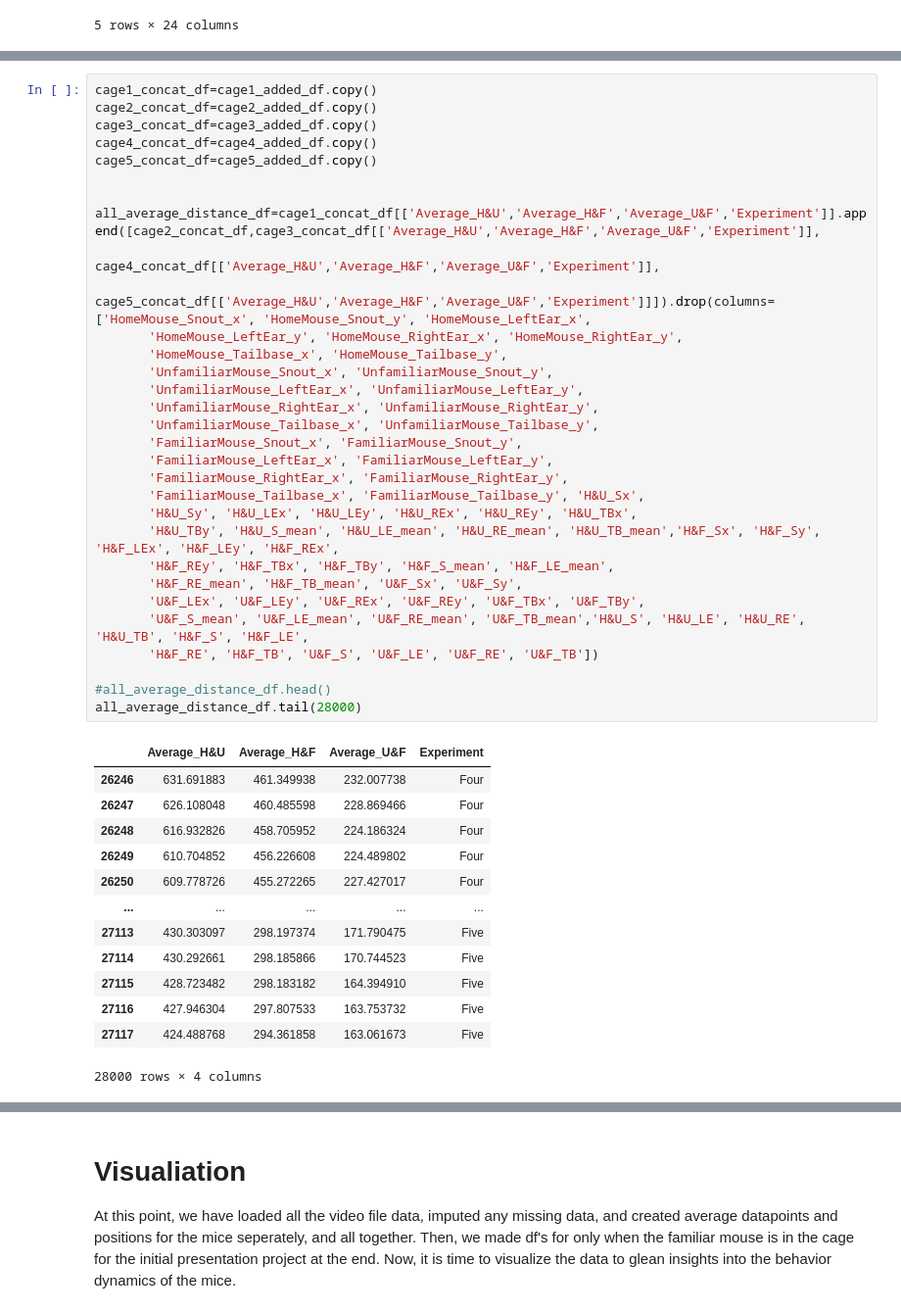
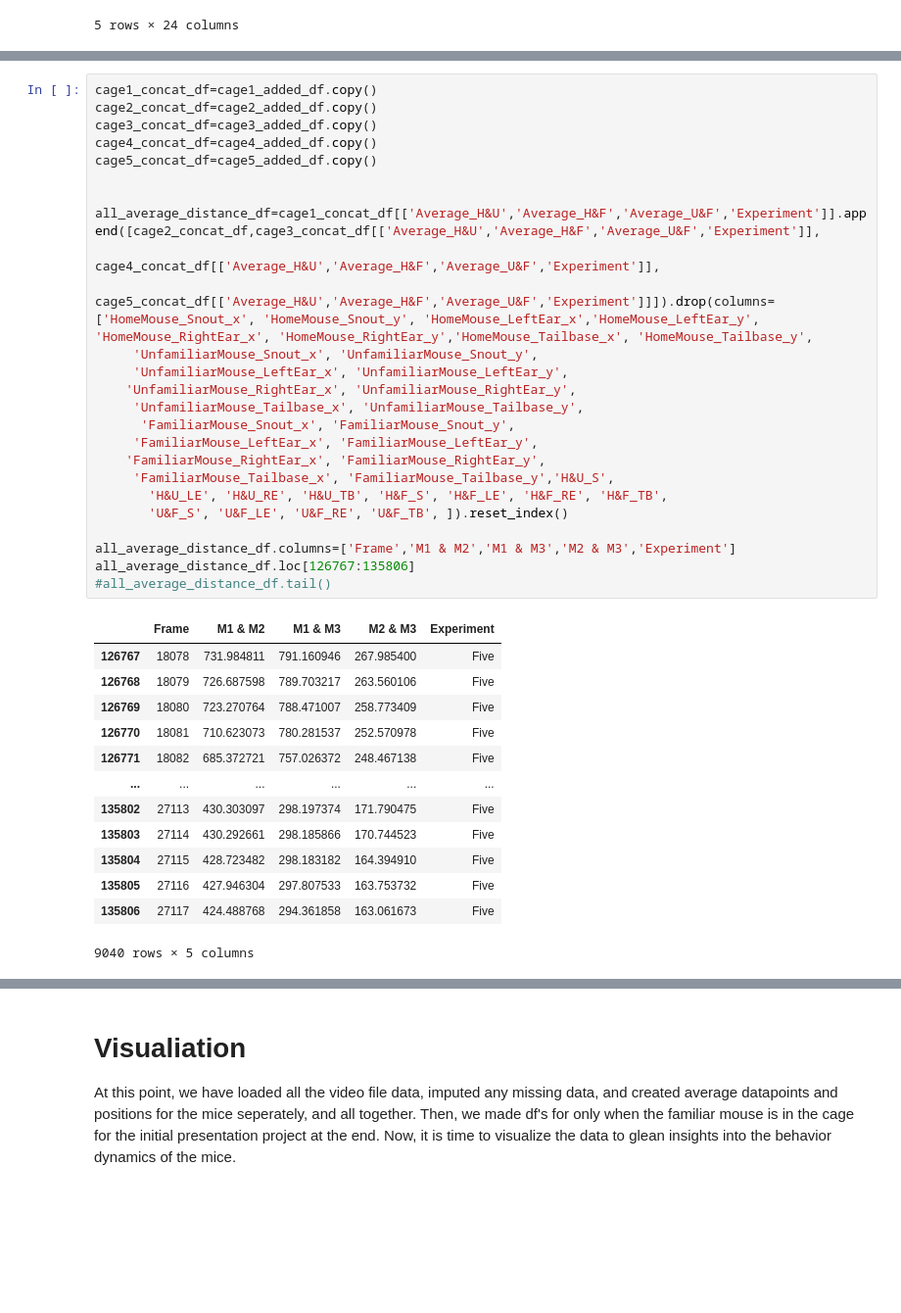
Before and after one commit to Frost-Lab-Utah/DLC, a Jupyter notebook: DLC_WT_social_trial.ipynb, the cells around one changed output, grey strips where cells are left out. Shown at 98% size. Cells and saved outputs as stored; diff of their text form; blank space fills up the shorter version.

```diff
--- a/DLC_WT_social_trial.ipynb
+++ b/DLC_WT_social_trial.ipynb
@@ -582,45 +580,39 @@ Index(['HomeMouse_Snout_x', 'HomeMouse_Snout_y', 'HomeMouse_LeftEar_x',
 # %%
 cage1_concat_df=cage1_added_df.copy()
 cage2_concat_df=cage2_added_df.copy()
 cage3_concat_df=cage3_added_df.copy()
 cage4_concat_df=cage4_added_df.copy()
 cage5_concat_df=cage5_added_df.copy()
 
 
 all_average_distance_df=cage1_concat_df[['Average_H&U','Average_H&F','Average_U&F','Experiment']].append([cage2_concat_df,cage3_concat_df[['Average_H&U','Average_H&F','Average_U&F','Experiment']],
                                                               cage4_concat_df[['Average_H&U','Average_H&F','Average_U&F','Experiment']],
-                                                            cage5_concat_df[['Average_H&U','Average_H&F','Average_U&F','Experiment']]]).drop(columns=['HomeMouse_Snout_x', 'HomeMouse_Snout_y', 'HomeMouse_LeftEar_x',
-       'HomeMouse_LeftEar_y', 'HomeMouse_RightEar_x', 'HomeMouse_RightEar_y',
-       'HomeMouse_Tailbase_x', 'HomeMouse_Tailbase_y',
-       'UnfamiliarMouse_Snout_x', 'UnfamiliarMouse_Snout_y',
-       'UnfamiliarMouse_LeftEar_x', 'UnfamiliarMouse_LeftEar_y',
-       'UnfamiliarMouse_RightEar_x', 'UnfamiliarMouse_RightEar_y',
-       'UnfamiliarMouse_Tailbase_x', 'UnfamiliarMouse_Tailbase_y',
-       'FamiliarMouse_Snout_x', 'FamiliarMouse_Snout_y',
-       'FamiliarMouse_LeftEar_x', 'FamiliarMouse_LeftEar_y',
-       'FamiliarMouse_RightEar_x', 'FamiliarMouse_RightEar_y',
-       'FamiliarMouse_Tailbase_x', 'FamiliarMouse_Tailbase_y', 'H&U_Sx',
-       'H&U_Sy', 'H&U_LEx', 'H&U_LEy', 'H&U_REx', 'H&U_REy', 'H&U_TBx',
-       'H&U_TBy', 'H&U_S_mean', 'H&U_LE_mean', 'H&U_RE_mean', 'H&U_TB_mean','H&F_Sx', 'H&F_Sy', 'H&F_LEx', 'H&F_LEy', 'H&F_REx',
-       'H&F_REy', 'H&F_TBx', 'H&F_TBy', 'H&F_S_mean', 'H&F_LE_mean',
-       'H&F_RE_mean', 'H&F_TB_mean', 'U&F_Sx', 'U&F_Sy',
-       'U&F_LEx', 'U&F_LEy', 'U&F_REx', 'U&F_REy', 'U&F_TBx', 'U&F_TBy',
-       'U&F_S_mean', 'U&F_LE_mean', 'U&F_RE_mean', 'U&F_TB_mean','H&U_S', 'H&U_LE', 'H&U_RE', 'H&U_TB', 'H&F_S', 'H&F_LE',
-       'H&F_RE', 'H&F_TB', 'U&F_S', 'U&F_LE', 'U&F_RE', 'U&F_TB'])
+                                                            cage5_concat_df[['Average_H&U','Average_H&F','Average_U&F','Experiment']]]).drop(columns=['HomeMouse_Snout_x', 'HomeMouse_Snout_y', 'HomeMouse_LeftEar_x','HomeMouse_LeftEar_y', 'HomeMouse_RightEar_x', 'HomeMouse_RightEar_y','HomeMouse_Tailbase_x', 'HomeMouse_Tailbase_y',
+     'UnfamiliarMouse_Snout_x', 'UnfamiliarMouse_Snout_y',
+     'UnfamiliarMouse_LeftEar_x', 'UnfamiliarMouse_LeftEar_y',
+    'UnfamiliarMouse_RightEar_x', 'UnfamiliarMouse_RightEar_y',
+     'UnfamiliarMouse_Tailbase_x', 'UnfamiliarMouse_Tailbase_y',
+      'FamiliarMouse_Snout_x', 'FamiliarMouse_Snout_y',
+     'FamiliarMouse_LeftEar_x', 'FamiliarMouse_LeftEar_y',
+    'FamiliarMouse_RightEar_x', 'FamiliarMouse_RightEar_y',
+     'FamiliarMouse_Tailbase_x', 'FamiliarMouse_Tailbase_y','H&U_S',
+       'H&U_LE', 'H&U_RE', 'H&U_TB', 'H&F_S', 'H&F_LE', 'H&F_RE', 'H&F_TB',
+       'U&F_S', 'U&F_LE', 'U&F_RE', 'U&F_TB', ]).reset_index()
 
-#all_average_distance_df.head()
-all_average_distance_df.tail(28000)
+all_average_distance_df.columns=['Frame','M1 & M2','M1 & M3','M2 & M3','Experiment']
+all_average_distance_df.loc[126767:135806]
+#all_average_distance_df.tail()
 # %% [output]
-|  | Average_H&U | Average_H&F | Average_U&F | Experiment |
-| 26246 | 631.691883 | 461.349938 | 232.007738 | Four |
-| 26247 | 626.108048 | 460.485598 | 228.869466 | Four |
-| 26248 | 616.932826 | 458.705952 | 224.186324 | Four |
-| 26249 | 610.704852 | 456.226608 | 224.489802 | Four |
-| 26250 | 609.778726 | 455.272265 | 227.427017 | Four |
-| ... | ... | ... | ... | ... |
-| 27113 | 430.303097 | 298.197374 | 171.790475 | Five |
-| 27114 | 430.292661 | 298.185866 | 170.744523 | Five |
-| 27115 | 428.723482 | 298.183182 | 164.394910 | Five |
-| 27116 | 427.946304 | 297.807533 | 163.753732 | Five |
-| 27117 | 424.488768 | 294.361858 | 163.061673 | Five |
+|  | Frame | M1 & M2 | M1 & M3 | M2 & M3 | Experiment |
+| 126767 | 18078 | 731.984811 | 791.160946 | 267.985400 | Five |
+| 126768 | 18079 | 726.687598 | 789.703217 | 263.560106 | Five |
+| 126769 | 18080 | 723.270764 | 788.471007 | 258.773409 | Five |
+| 126770 | 18081 | 710.623073 | 780.281537 | 252.570978 | Five |
+| 126771 | 18082 | 685.372721 | 757.026372 | 248.467138 | Five |
+| ... | ... | ... | ... | ... | ... |
+| 135802 | 27113 | 430.303097 | 298.197374 | 171.790475 | Five |
+| 135803 | 27114 | 430.292661 | 298.185866 | 170.744523 | Five |
+| 135804 | 27115 | 428.723482 | 298.183182 | 164.394910 | Five |
+| 135805 | 27116 | 427.946304 | 297.807533 | 163.753732 | Five |
+| 135806 | 27117 | 424.488768 | 294.361858 | 163.061673 | Five |
-28000 rows × 4 columns
+9040 rows × 5 columns
```
Also changed, not shown: parts of 23 cells of this notebook.
